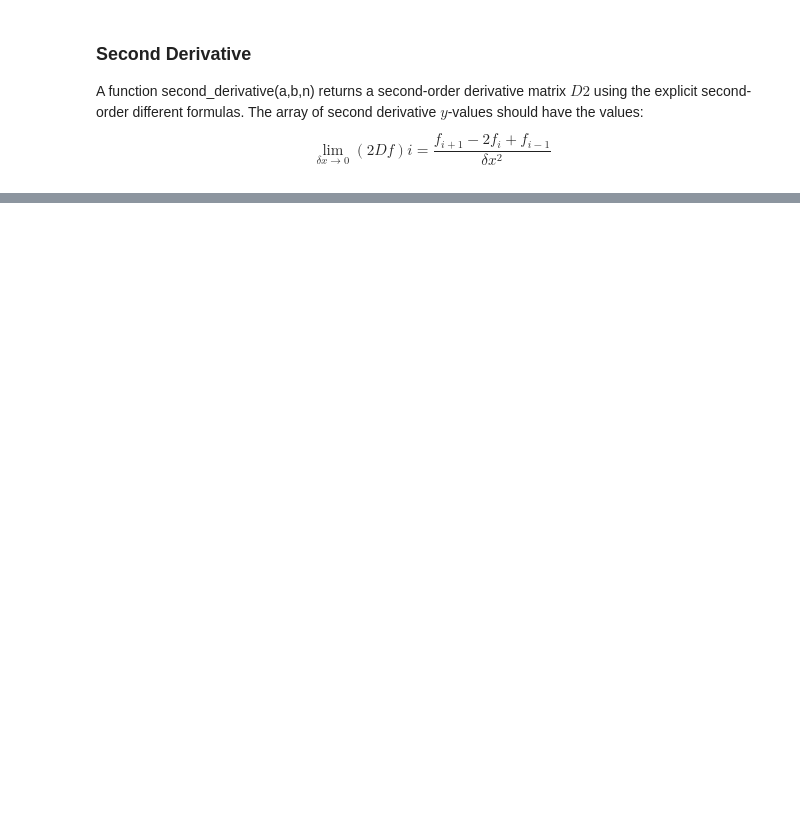
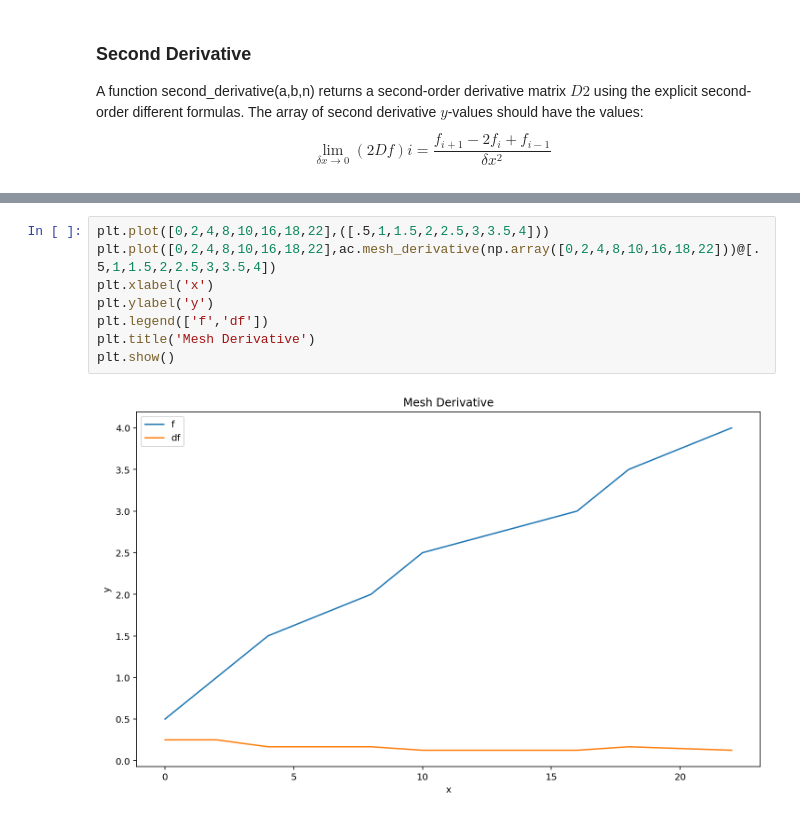
Before and after one commit to chapman-phys220-2017f/cw-06-quinn-and-dain-and-andrew-cw-06, a Jupyter notebook: calculus.ipynb, the cells around one changed output, grey strips where cells are left out. Drawn from its saved outputs; the diff is of its cells as text; blank space fills up the shorter version.

```diff
--- a/calculus.ipynb
+++ b/calculus.ipynb
@@ -141,0 +206,10 @@ $$ D_2 = \left( \begin{array}{ccc}
+# %%
+plt.plot([0,2,4,8,10,16,18,22],([.5,1,1.5,2,2.5,3,3.5,4]))
+plt.plot([0,2,4,8,10,16,18,22],ac.mesh_derivative(np.array([0,2,4,8,10,16,18,22]))@[.5,1,1.5,2,2.5,3,3.5,4])
+plt.xlabel('x')
+plt.ylabel('y')
+plt.legend(['f','df'])
+plt.title('Mesh Derivative')
+plt.show()
+# %% [output]
+[figure, added]
```
Also changed, not shown: parts of 17 cells of this notebook, 2 other files.
